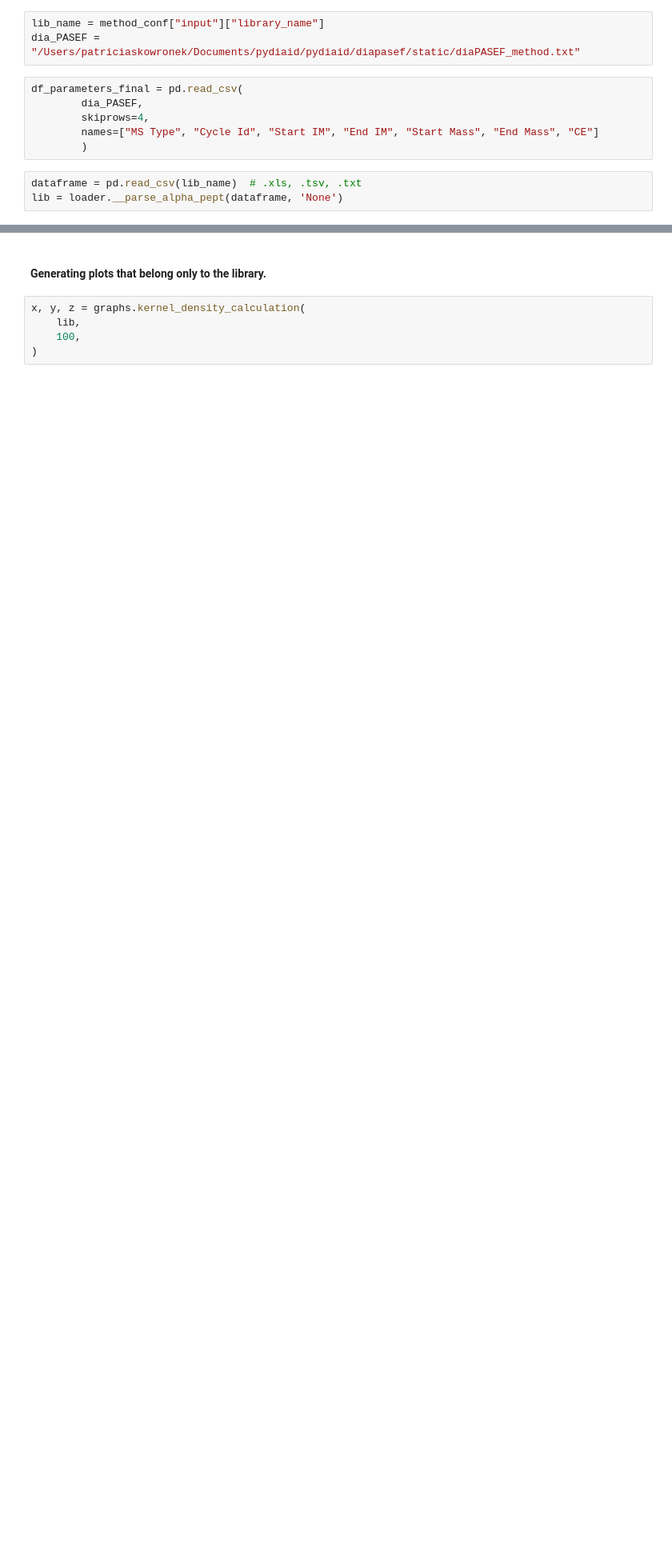
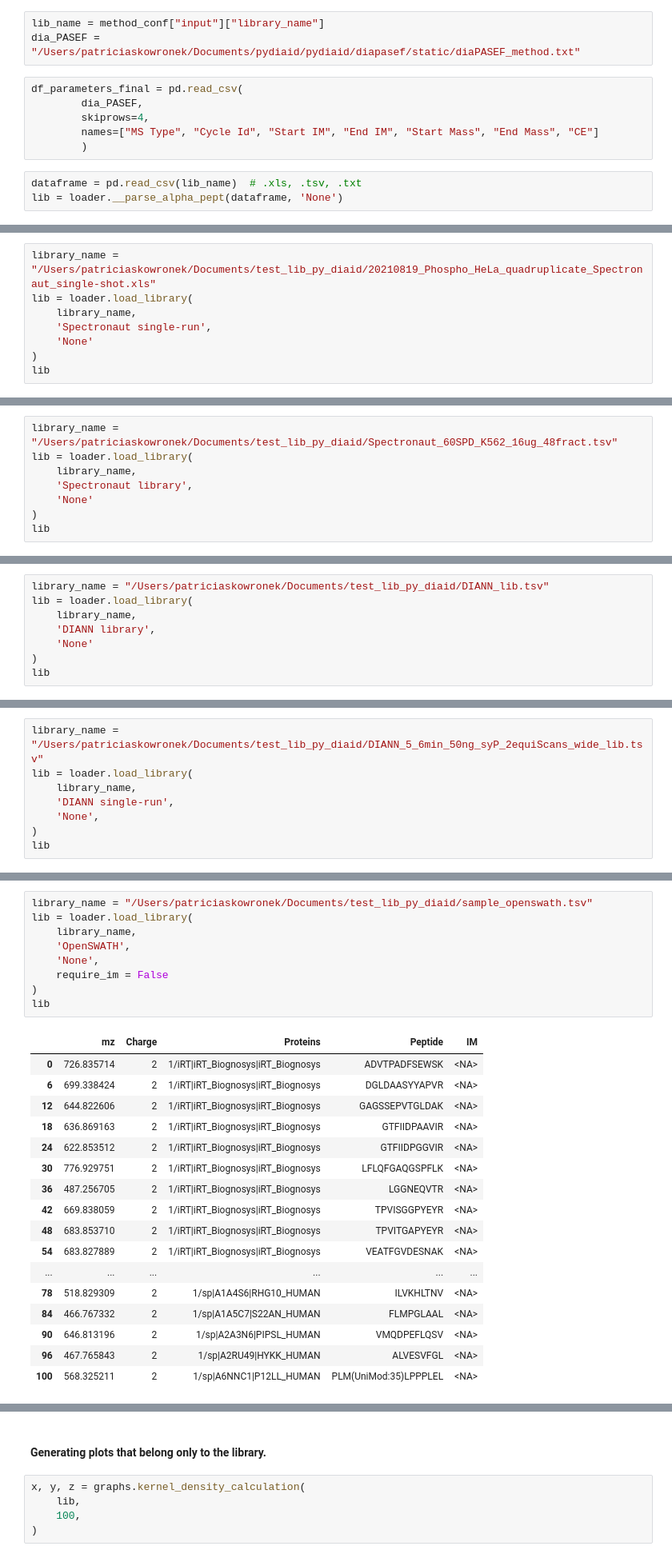
Before and after one commit to MannLabs/pydiaid, a Jupyter notebook: nbs/20231129_diaPASEF_method _generation.ipynb, the cells around one changed output, grey strips where cells are left out. Shown: that part at 80% size. Cells and saved outputs as stored; diff of their text form; blank space fills up the shorter version.

Commit message:
FIX: Implemented diann-single-run loader, alphiaDia-loader and improved existing loaders

```diff
--- a/nbs/20231129_diaPASEF_method _generation.ipynb
+++ b/nbs/20231129_diaPASEF_method _generation.ipynb
@@ -115,0 +182,8 @@ lib = loader.__parse_alpha_pept(dataframe, 'None')
+# %%
+library_name = "/Users/patriciaskowronek/Documents/test_lib_py_diaid/20210819_Phospho_HeLa_quadruplicate_Spectronaut_single-shot.xls"
+lib = loader.load_library(
+    library_name,
+    'Spectronaut single-run',
+    'None'
+)
+lib
@@ -115,0 +204,8 @@ lib = loader.__parse_alpha_pept(dataframe, 'None')
+# %%
+library_name = "/Users/patriciaskowronek/Documents/test_lib_py_diaid/Spectronaut_60SPD_K562_16ug_48fract.tsv"
+lib = loader.load_library(
+    library_name,
+    'Spectronaut library',
+    'None'
+)
+lib
@@ -115,0 +226,8 @@ lib = loader.__parse_alpha_pept(dataframe, 'None')
+# %%
+library_name = "/Users/patriciaskowronek/Documents/test_lib_py_diaid/DIANN_lib.tsv"
+lib = loader.load_library(
+    library_name,
+    'DIANN library',
+    'None'
+)
+lib
@@ -115,0 +250,8 @@ lib = loader.__parse_alpha_pept(dataframe, 'None')
+# %%
+library_name = "/Users/patriciaskowronek/Documents/test_lib_py_diaid/DIANN_5_6min_50ng_syP_2equiScans_wide_lib.tsv"
+lib = loader.load_library(
+    library_name,
+    'DIANN single-run',
+    'None',
+)
+lib
@@ -115,0 +272,27 @@ lib = loader.__parse_alpha_pept(dataframe, 'None')
+# %%
+library_name = "/Users/patriciaskowronek/Documents/test_lib_py_diaid/sample_openswath.tsv"
+lib = loader.load_library(
+    library_name,
+    'OpenSWATH',
+    'None',
+    require_im = False
+)
+lib
+# %% [output]
+|  | mz | Charge | Proteins | Peptide | IM |
+| 0 | 726.835714 | 2 | 1/iRT|iRT_Biognosys|iRT_Biognosys | ADVTPADFSEWSK | <NA> |
+| 6 | 699.338424 | 2 | 1/iRT|iRT_Biognosys|iRT_Biognosys | DGLDAASYYAPVR | <NA> |
+| 12 | 644.822606 | 2 | 1/iRT|iRT_Biognosys|iRT_Biognosys | GAGSSEPVTGLDAK | <NA> |
+| 18 | 636.869163 | 2 | 1/iRT|iRT_Biognosys|iRT_Biognosys | GTFIIDPAAVIR | <NA> |
+| 24 | 622.853512 | 2 | 1/iRT|iRT_Biognosys|iRT_Biognosys | GTFIIDPGGVIR | <NA> |
+| 30 | 776.929751 | 2 | 1/iRT|iRT_Biognosys|iRT_Biognosys | LFLQFGAQGSPFLK | <NA> |
+| 36 | 487.256705 | 2 | 1/iRT|iRT_Biognosys|iRT_Biognosys | LGGNEQVTR | <NA> |
+| 42 | 669.838059 | 2 | 1/iRT|iRT_Biognosys|iRT_Biognosys | TPVISGGPYEYR | <NA> |
+| 48 | 683.853710 | 2 | 1/iRT|iRT_Biognosys|iRT_Biognosys | TPVITGAPYEYR | <NA> |
+| 54 | 683.827889 | 2 | 1/iRT|iRT_Biognosys|iRT_Biognosys | VEATFGVDESNAK | <NA> |
+| ... | ... | ... | ... | ... | ... |
+| 78 | 518.829309 | 2 | 1/sp|A1A4S6|RHG10_HUMAN | ILVKHLTNV | <NA> |
+| 84 | 466.767332 | 2 | 1/sp|A1A5C7|S22AN_HUMAN | FLMPGLAAL | <NA> |
+| 90 | 646.813196 | 2 | 1/sp|A2A3N6|PIPSL_HUMAN | VMQDPEFLQSV | <NA> |
+| 96 | 467.765843 | 2 | 1/sp|A2RU49|HYKK_HUMAN | ALVESVFGL | <NA> |
+| 100 | 568.325211 | 2 | 1/sp|A6NNC1|P12LL_HUMAN | PLM(UniMod:35)LPPPLEL | <NA> |
```
Also changed, not shown: parts of 9 cells of this notebook, 5 other files.
